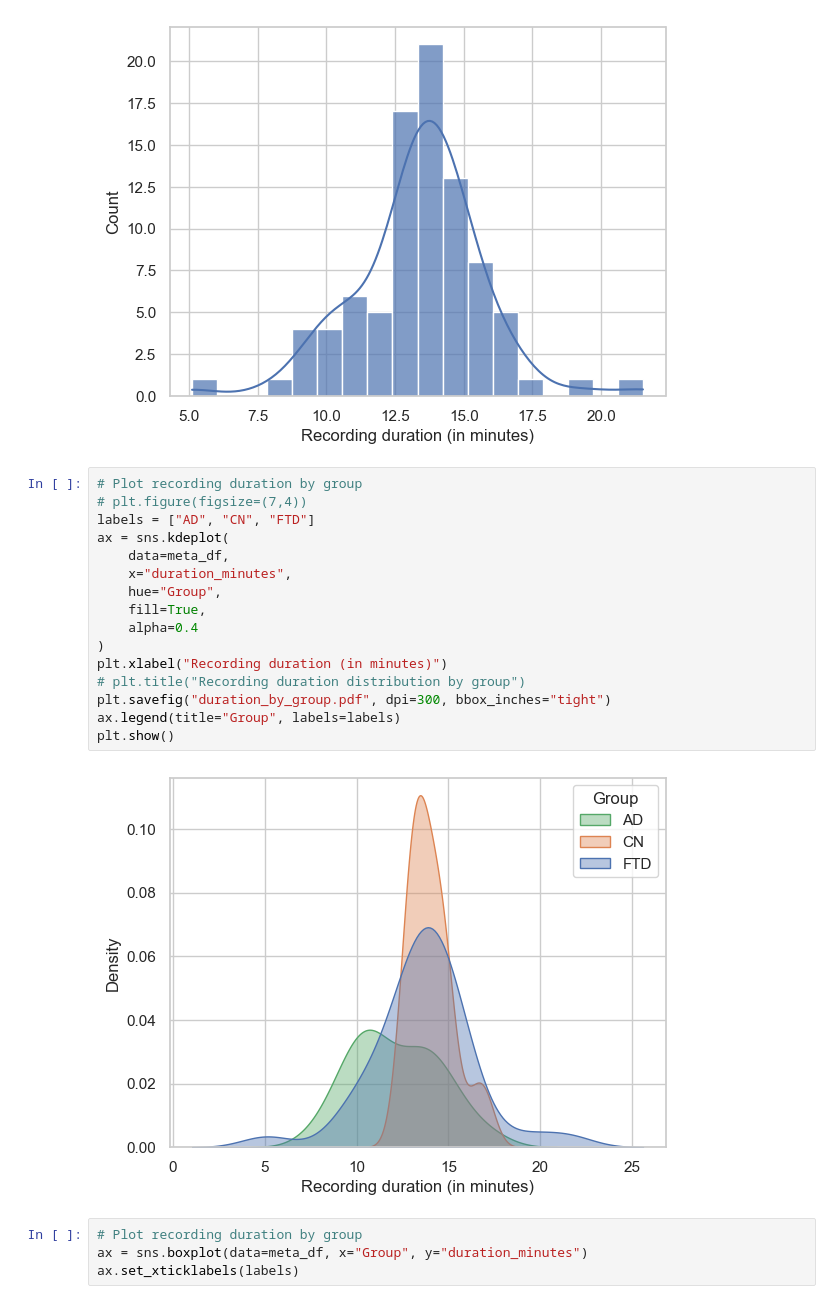
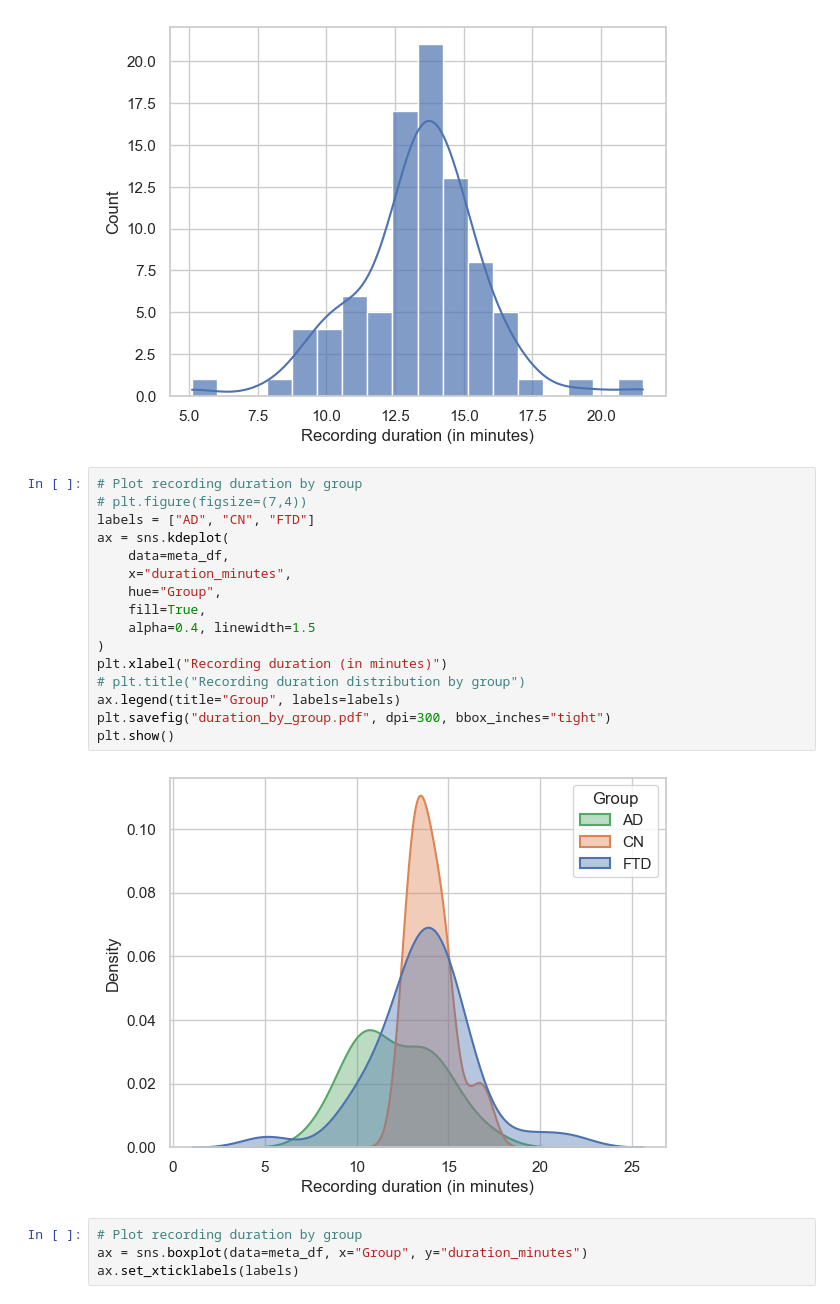
Before and after one commit to SiuhiuY/alzheimers-disease-detection, a Jupyter notebook: notebooks/meta.ipynb, the cells around one changed output. Cells and saved outputs as stored; diff of their text form.

Commit message:
fix: save legend in recording duration  plot

```diff
--- a/notebooks/meta.ipynb
+++ b/notebooks/meta.ipynb
@@ -185,21 +185,21 @@ plt.show()
 # %%
 # Plot recording duration by group
 # plt.figure(figsize=(7,4))
 labels = ["AD", "CN", "FTD"]
 ax = sns.kdeplot(
     data=meta_df,
     x="duration_minutes",
     hue="Group",
     fill=True,
-    alpha=0.4
+    alpha=0.4, linewidth=1.5
 )
 plt.xlabel("Recording duration (in minutes)")
 # plt.title("Recording duration distribution by group")
+ax.legend(title="Group", labels=labels)
 plt.savefig("duration_by_group.pdf", dpi=300, bbox_inches="tight")
-ax.legend(title="Group", labels=labels)
 plt.show()
 # %% [output]
-[figure, old version]
+[figure, new version]
 # %%
 # Plot recording duration by group
 ax = sns.boxplot(data=meta_df, x="Group", y="duration_minutes")
```
